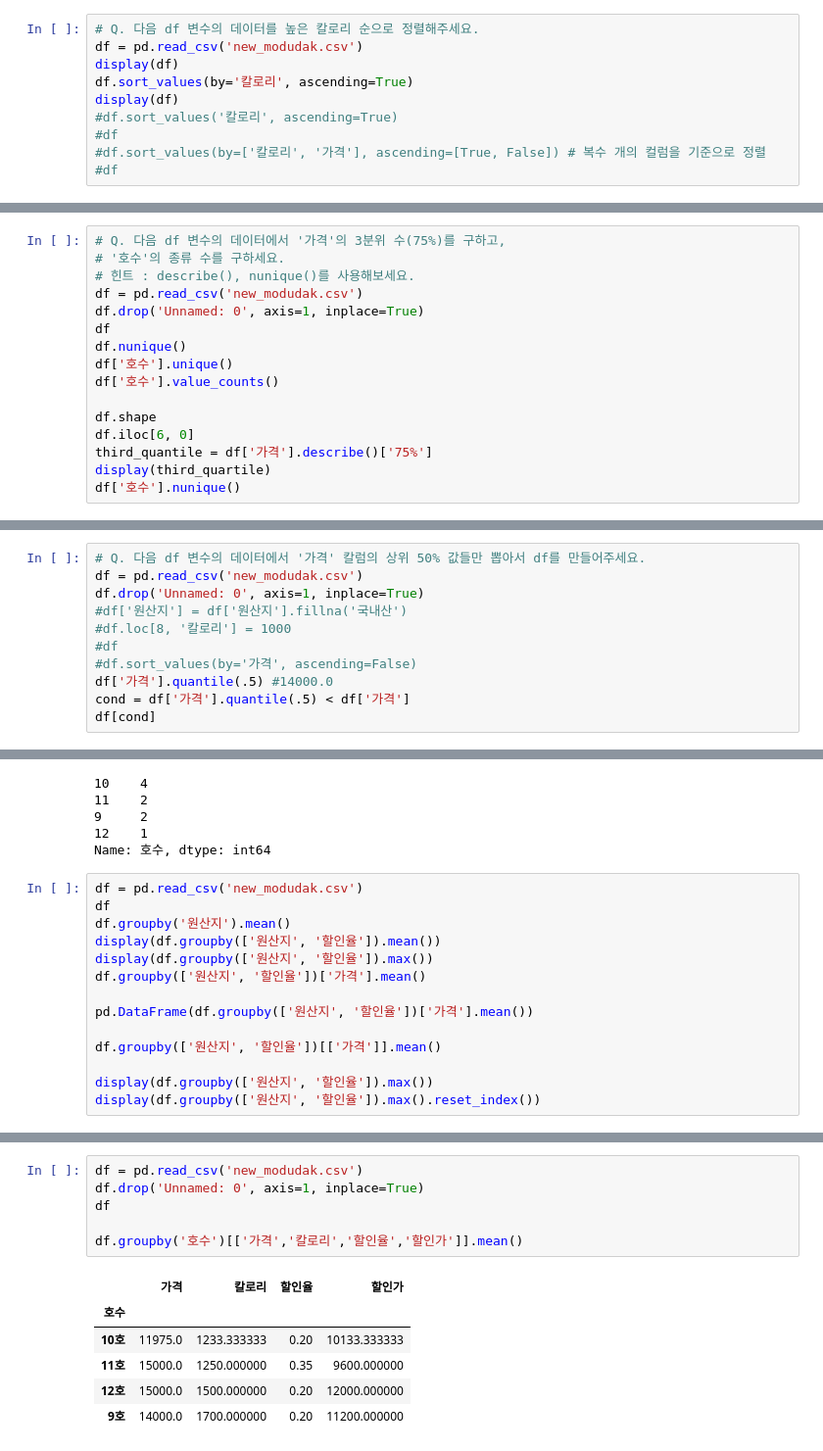
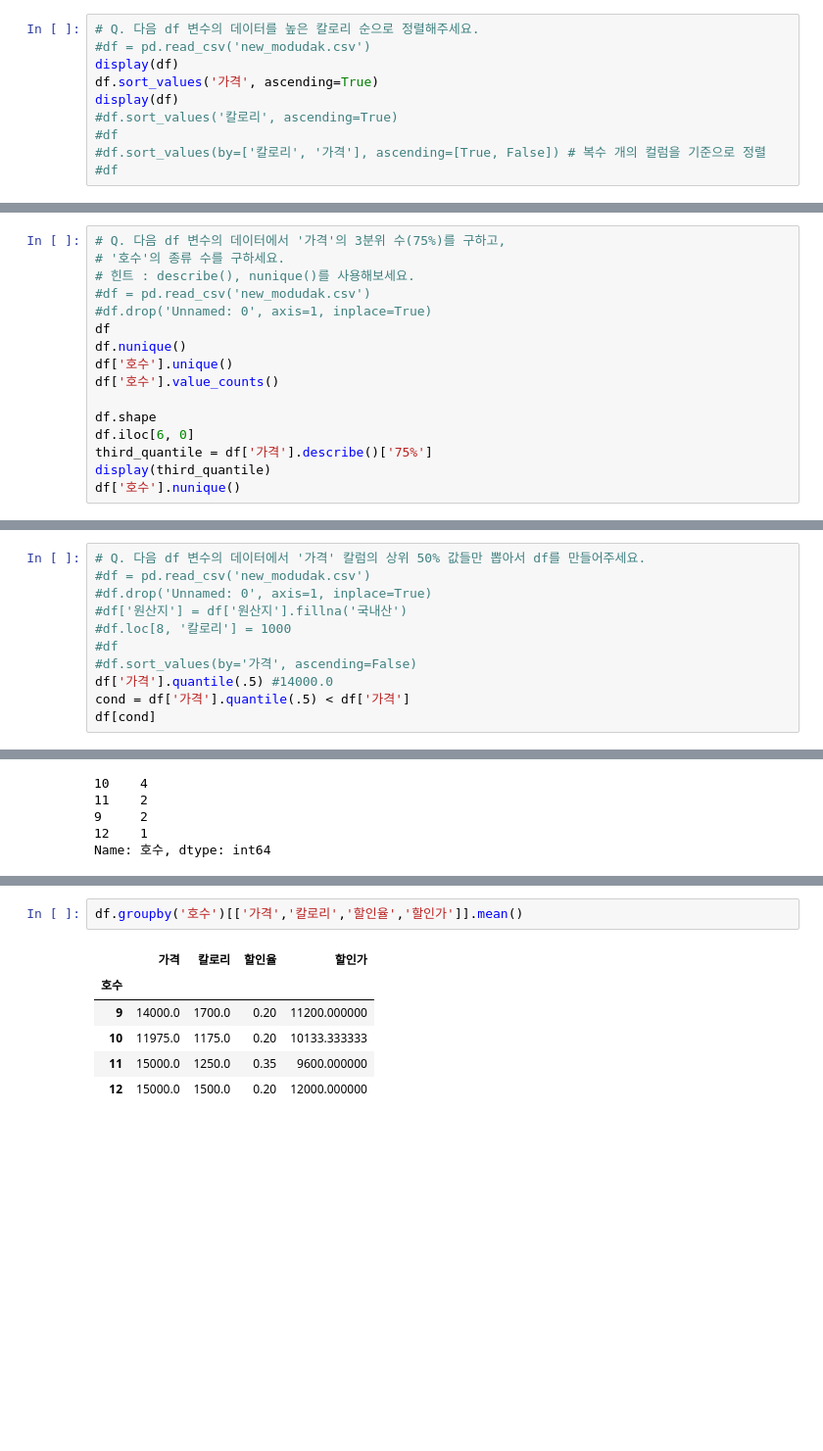
Before and after one commit to lys678/AIFFEL_Online_Quest, a Jupyter notebook: ML_With_Python/머신러닝_기초_노드3_판다스.ipynb, the cells around one changed output, grey strips where cells are left out. Shown at 98% size. Cells and saved outputs as stored; diff of their text form; blank space fills up the shorter version.

```diff
--- a/ML_With_Python/머신러닝_기초_노드3_판다스.ipynb
+++ b/ML_With_Python/머신러닝_기초_노드3_판다스.ipynb
@@ -276,9 +265,9 @@ df
 | 8 | [베스트]풀잎치킨 | 9900 | 10호 | 1000.0 | NaN | NaN | 국내산 |
 # %%
 # Q. 다음 df 변수의 데이터를 높은 칼로리 순으로 정렬해주세요.
-df = pd.read_csv('new_modudak.csv')
+#df = pd.read_csv('new_modudak.csv')
 display(df)
-df.sort_values(by='칼로리', ascending=True)
+df.sort_values('가격', ascending=True)
 display(df)
 #df.sort_values('칼로리', ascending=True)
 #df
@@ -344,8 +349,8 @@ df['호수'].std()
 # Q. 다음 df 변수의 데이터에서 '가격'의 3분위 수(75%)를 구하고,
 # '호수'의 종류 수를 구하세요.
 # 힌트 : describe(), nunique()를 사용해보세요.
-df = pd.read_csv('new_modudak.csv')
-df.drop('Unnamed: 0', axis=1, inplace=True)
+#df = pd.read_csv('new_modudak.csv')
+#df.drop('Unnamed: 0', axis=1, inplace=True)
 df
 df.nunique()
 df['호수'].unique()
@@ -354,15 +359,15 @@ df['호수'].value_counts()
 df.shape
 df.iloc[6, 0]
 third_quantile = df['가격'].describe()['75%']
-display(third_quartile)
+display(third_quantile)
 df['호수'].nunique()
 # %% [output]
 14000.0
 4
 # %%
 # Q. 다음 df 변수의 데이터에서 '가격' 칼럼의 상위 50% 값들만 뽑아서 df를 만들어주세요.
-df = pd.read_csv('new_modudak.csv')
-df.drop('Unnamed: 0', axis=1, inplace=True)
+#df = pd.read_csv('new_modudak.csv')
+#df.drop('Unnamed: 0', axis=1, inplace=True)
 #df['원산지'] = df['원산지'].fillna('국내산')
 #df.loc[8, '칼로리'] = 1000
 #df
@@ -482,17 +487,3 @@ df['호수'].value_counts()
 9     2
 12    1
 Name: 호수, dtype: int64
-# %%
-df = pd.read_csv('new_modudak.csv')
-df
-df.groupby('원산지').mean()
-display(df.groupby(['원산지', '할인율']).mean())
-display(df.groupby(['원산지', '할인율']).max())
-df.groupby(['원산지', '할인율'])['가격'].mean()
-
-pd.DataFrame(df.groupby(['원산지', '할인율'])['가격'].mean())
-
-df.groupby(['원산지', '할인율'])[['가격']].mean()
-
-display(df.groupby(['원산지', '할인율']).max())
-display(df.groupby(['원산지', '할인율']).max().reset_index())
@@ -519,13 +757,9 @@ display(df.groupby(['원산지', '할인율']).max().reset_index())
 # %%
-df = pd.read_csv('new_modudak.csv')
-df.drop('Unnamed: 0', axis=1, inplace=True)
-df
-
 df.groupby('호수')[['가격','칼로리','할인율','할인가']].mean()
 # %% [output]
 |  | 가격 | 칼로리 | 할인율 | 할인가 |
 | 호수 |  |  |  |  |
-| 10호 | 11975.0 | 1233.333333 | 0.20 | 10133.333333 |
-| 11호 | 15000.0 | 1250.000000 | 0.35 | 9600.000000 |
-| 12호 | 15000.0 | 1500.000000 | 0.20 | 12000.000000 |
-| 9호 | 14000.0 | 1700.000000 | 0.20 | 11200.000000 |
+| 9 | 14000.0 | 1700.0 | 0.20 | 11200.000000 |
+| 10 | 11975.0 | 1175.0 | 0.20 | 10133.333333 |
+| 11 | 15000.0 | 1250.0 | 0.35 | 9600.000000 |
+| 12 | 15000.0 | 1500.0 | 0.20 | 12000.000000 |
```
Also changed, not shown: parts of 38 cells of this notebook.
